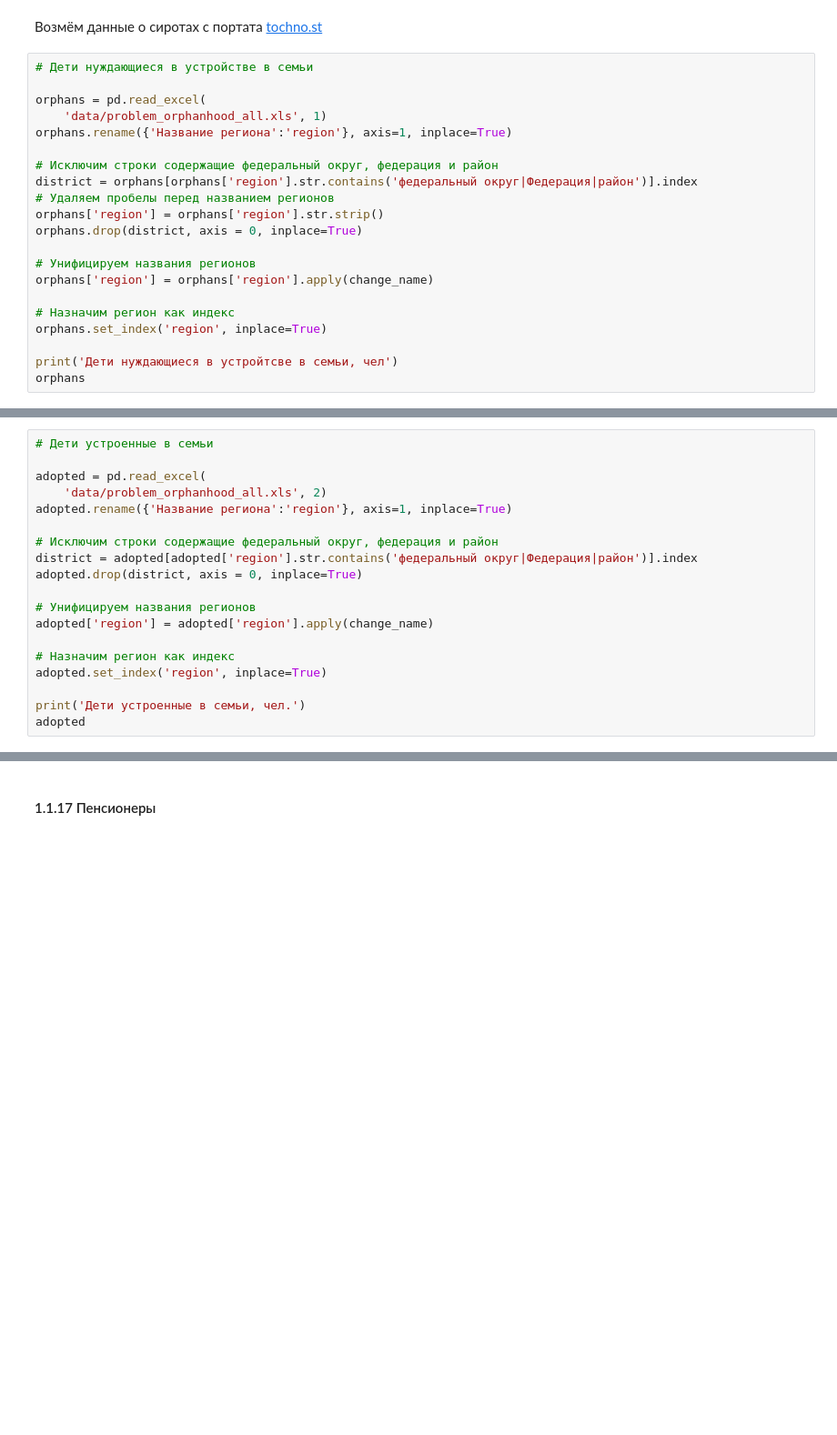
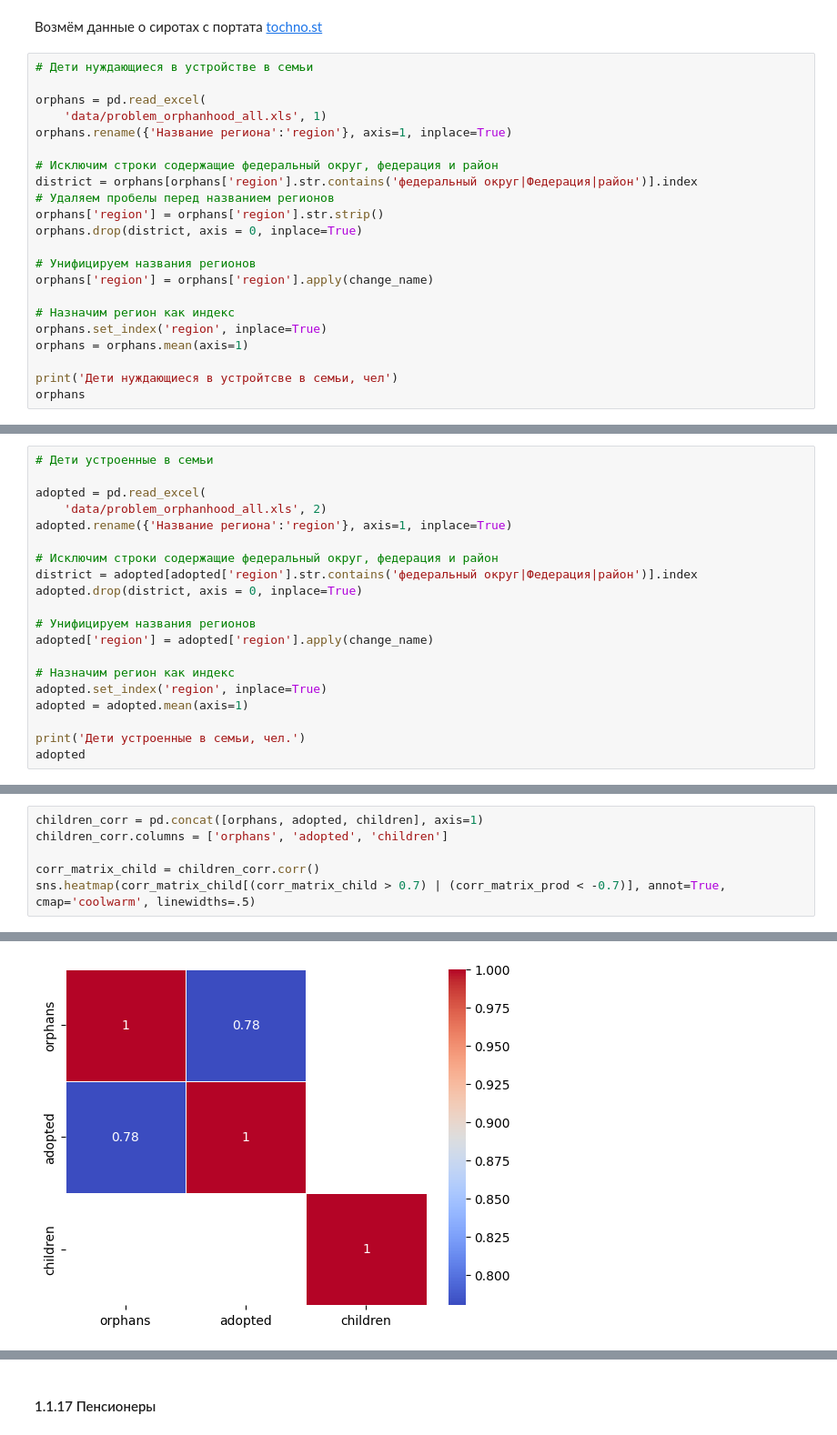
Before and after one commit to banzarkhan/ngo-clasterization, a Jupyter notebook: ngo-clasterization.ipynb, the cells around one changed output, grey strips where cells are left out. Shown at 91% size. Cells and saved outputs as stored; diff of their text form; blank space fills up the shorter version.

```diff
--- a/ngo-clasterization.ipynb
+++ b/ngo-clasterization.ipynb
@@ -844,6 +967,7 @@ orphans['region'] = orphans['region'].apply(change_name)
 
 # Назначим регион как индекс
 orphans.set_index('region', inplace=True)
+orphans = orphans.mean(axis=1)
 
 print('Дети нуждающиеся в устройтсве в семьи, чел')
 orphans
@@ -879,6 +1002,7 @@ adopted['region'] = adopted['region'].apply(change_name)
 
 # Назначим регион как индекс
 adopted.set_index('region', inplace=True)
+adopted = adopted.mean(axis=1)
 
 print('Дети устроенные в семьи, чел.')
 adopted
@@ -937,0 +1065,7 @@ children
+# %%
+children_corr = pd.concat([orphans, adopted, children], axis=1)
+children_corr.columns = ['orphans', 'adopted', 'children']
+
+corr_matrix_child = children_corr.corr()
+sns.heatmap(corr_matrix_child[(corr_matrix_child > 0.7) | (corr_matrix_prod < -0.7)], annot=True, cmap='coolwarm', linewidths=.5)
+# %% [output]
@@ -937,0 +1073 @@ children
+[figure, added]
```
Also changed, not shown: parts of 48 cells of this notebook.
